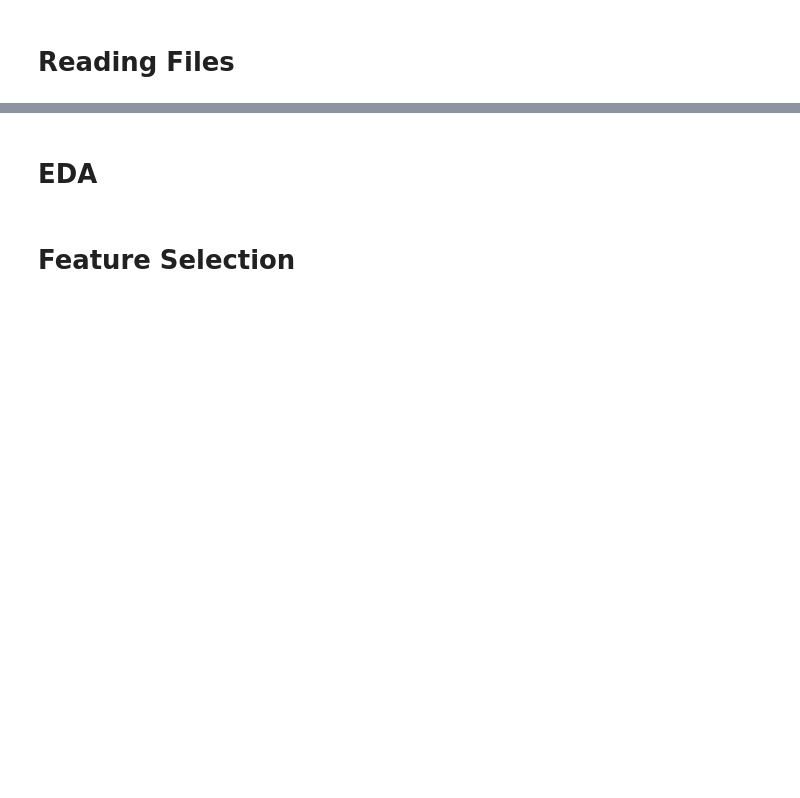
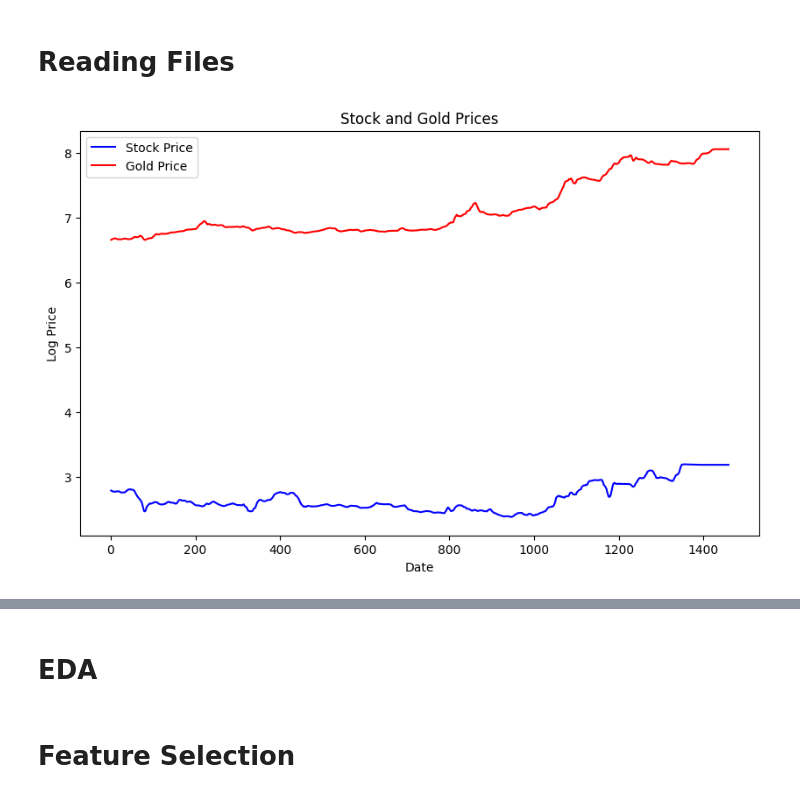
Before and after one commit to YousefElbrolosy/gold_prices_prediction_model, a Jupyter notebook: Workout/Skeleton.ipynb, the cells around one changed output, grey strips where cells are left out. Cells and saved outputs as stored; diff of their text form; code cells hidden in the pictures; blank space fills up the shorter version.

Commit message:
Stock Prediction

```diff
--- a/Workout/Skeleton.ipynb
+++ b/Workout/Skeleton.ipynb
@@ -33,3 +37,95 @@ gold_prices = pd.read_csv('../InputData/intraday_gold.csv')
 gold_prices_target = pd.read_csv('../InputData/target_gold.csv')
 # %%
 gold_prices_target.head()
+# %%
+merged_data_list = []
+
+# Convert the column to Date Object
+stock_prices['Date'] = pd.to_datetime(stock_prices['Date']).dt.date
+
+gold_prices['Timestamp'] = pd.to_datetime(gold_prices['Timestamp'] , errors='coerce')
+
+# Convert the column to Date Object
+gold_prices['Date'] = gold_prices['Timestamp'].dt.date
+
+#Convert Column to Date Object
+gold_daily = gold_prices.groupby('Date').last().reset_index()
+
+for stock_prices_column in stock_prices.columns:
+    if stock_prices_column == 'Date':
+        continue
+
+    #Get Start and End Date relative to each dataset
+    start_date = max(stock_prices['Date'].min(), gold_daily['Date'].min())
+    end_date = min(stock_prices['Date'].max(), gold_daily['Date'].max())
+
+    #Filter the data based on the start and end date
+    stock_prices = stock_prices[(stock_prices['Date'] >= start_date) & (stock_prices['Date'] <= end_date)]
+    gold_daily = gold_daily[(gold_daily['Date'] >= start_date) & (gold_daily['Date'] <= end_date)]
+
+
+    #Merge the data
+    merged_data = pd.merge(stock_prices, gold_daily, on='Date', how='inner')
+    merged_data.interpolate(method='linear', inplace=True)
+
+    #Create Log Columns
+    merged_data['Log_Stock_Price'] = np.log(merged_data[stock_prices_column] + 1)
+    merged_data['Log_Gold_Price'] = np.log(merged_data['24K'] + 1)
+
+    # merged_data['Log_Stock_Price'] = merged_data[stock_prices_column]
+    # merged_data['Log_Gold_Price'] = merged_data['24K']
+
+    #Calculate the mean and standard deviation of the gold price
+    mean_gold_price = merged_data['Log_Gold_Price'].mean()
+    std_gold_price = merged_data['Log_Gold_Price'].std()
+
+    #Calculate the threshold values for the gold price
+    threshold_upper_gold = mean_gold_price + 2 * std_gold_price
+    threshold_lower_gold = mean_gold_price - 2 * std_gold_price
+
+    #Calculate the mean and standard deviation of the stock price
+    mean_stock_price = merged_data['Log_Stock_Price'].mean()
+    std_stock_price = merged_data['Log_Stock_Price'].std()
+
+    #Calculate the threshold values for the stock price
+    threshold_upper_stock = mean_stock_price + 2 * std_stock_price
+    threshold_lower_stock = mean_stock_price - 2 * std_stock_price
+
+    #Remove duplicate dates
+    date_range = pd.date_range(start=start_date, end=end_date, freq='D')
+    merged_data = merged_data.drop_duplicates(subset='Date')
+
+    #Create a mask for the outliers
+    outlier_mask_gold = (merged_data['Log_Gold_Price'] < threshold_lower_gold) | (merged_data['Log_Gold_Price'] > threshold_upper_gold)
+    outlier_mask_stock = (merged_data['Log_Stock_Price'] < threshold_lower_stock) | (merged_data['Log_Stock_Price'] > threshold_upper_stock)
+
+    #Set the outliers to NaN
+    merged_data.loc[outlier_mask_gold, 'Log_Gold_Price'] = np.nan
+    merged_data.loc[outlier_mask_stock, 'Log_Stock_Price'] = np.nan
+
+    #Interpolate the missing values
+    merged_data['Log_Gold_Price'] = merged_data['Log_Gold_Price'].interpolate(method='linear')
+    merged_data['Log_Stock_Price'] = merged_data['Log_Stock_Price'].interpolate(method='linear')
+
+    merged_data['Smoothed_Log_Stock_Price'] = merged_data['Log_Stock_Price'].rolling(window=7, min_periods=1).mean()
+    merged_data['Smoothed_Log_Gold_Price'] = merged_data['Log_Gold_Price'].rolling(window=7, min_periods=1).mean()
+
+    filtered_data = merged_data[['Date', 'Smoothed_Log_Stock_Price', 'Smoothed_Log_Gold_Price']]
+    filtered_data = filtered_data.set_index('Date').reindex(date_range).reset_index()
+    filtered_data.interpolate(method='linear', inplace=True)
+    filtered_data = filtered_data.dropna(subset=['Smoothed_Log_Stock_Price', 'Smoothed_Log_Gold_Price'])
+
+
+
+    merged_data_list.append(filtered_data)
+
+    plt.figure(figsize=(10, 6))
+    plt.plot(filtered_data['Smoothed_Log_Stock_Price'], label='Stock Price', color='blue')
+    plt.plot(filtered_data['Smoothed_Log_Gold_Price'], label='Gold Price', color='red')
+    plt.title('Stock and Gold Prices')
+    plt.xlabel('Date')
+    plt.ylabel('Log Price')
+    plt.legend()
+    plt.show()
+# %% [output]
+[figure, added]
```
Also changed, not shown: parts of 4 cells of this notebook, 1 other file.
